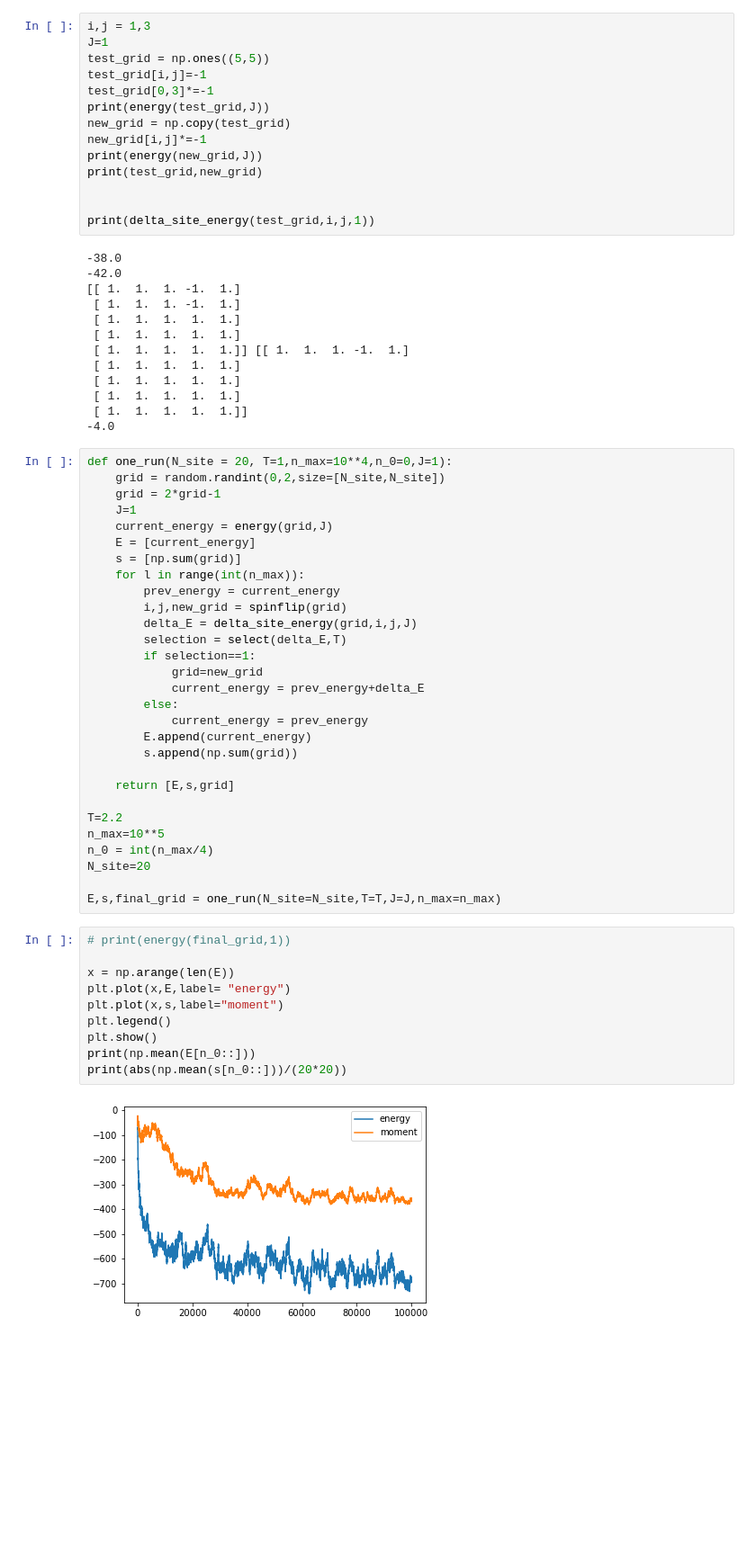
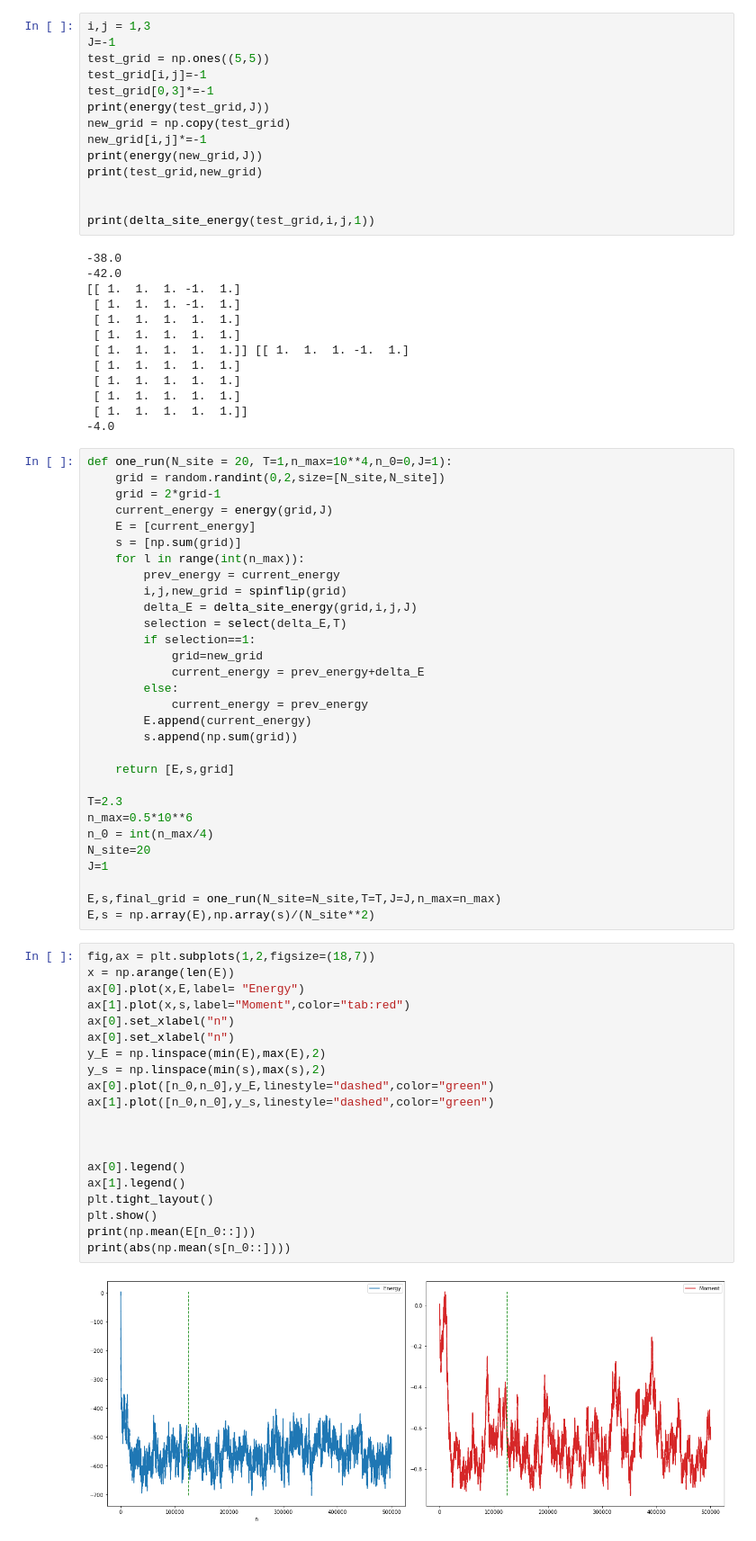
Before and after one commit to SSBNS/Complex_physics_SSBNS, a Jupyter notebook: Exercises.ipynb, the cells around one changed output. Shown: that part at 90% size. Saved outputs shown, nothing was run; the diff lists cells and outputs as text; blank space fills up the shorter version.

Commit message:
Better plotting

```diff
--- a/Exercises.ipynb
+++ b/Exercises.ipynb
@@ -96,7 +96,7 @@ def select(delta_E,T):
             return 0
 # %%
 i,j = 1,3
-J=1
+J=-1
 test_grid = np.ones((5,5))
 test_grid[i,j]=-1
 test_grid[0,3]*=-1
@@ -125,7 +125,6 @@ print(delta_site_energy(test_grid,i,j,1))
 def one_run(N_site = 20, T=1,n_max=10**4,n_0=0,J=1):
     grid = random.randint(0,2,size=[N_site,N_site])
     grid = 2*grid-1
-    J=1
     current_energy = energy(grid,J)
     E = [current_energy]
     s = [np.sum(grid)]
@@ -144,21 +143,33 @@ def one_run(N_site = 20, T=1,n_max=10**4,n_0=0,J=1):
 
     return [E,s,grid]
 
-T=2.2
-n_max=10**5
+T=2.3
+n_max=0.5*10**6
 n_0 = int(n_max/4)
 N_site=20
+J=1
 
 E,s,final_grid = one_run(N_site=N_site,T=T,J=J,n_max=n_max)
+E,s = np.array(E),np.array(s)/(N_site**2)
 # %%
-# print(energy(final_grid,1))
+fig,ax = plt.subplots(1,2,figsize=(18,7))
+x = np.arange(len(E))
+ax[0].plot(x,E,label= "Energy")
+ax[1].plot(x,s,label="Moment",color="tab:red")
+ax[0].set_xlabel("n")
+ax[0].set_xlabel("n")
+y_E = np.linspace(min(E),max(E),2)
+y_s = np.linspace(min(s),max(s),2)
+ax[0].plot([n_0,n_0],y_E,linestyle="dashed",color="green")
+ax[1].plot([n_0,n_0],y_s,linestyle="dashed",color="green")
 
-x = np.arange(len(E))
-plt.plot(x,E,label= "energy")
-plt.plot(x,s,label="moment")
-plt.legend()
+
+
+ax[0].legend()
+ax[1].legend()
+plt.tight_layout()
 plt.show()
 print(np.mean(E[n_0::]))
-print(abs(np.mean(s[n_0::]))/(20*20))
+print(abs(np.mean(s[n_0::])))
 # %% [output]
-[figure, old version]
+[figure, new version]
```
Also changed, not shown: parts of 2 cells of this notebook.
